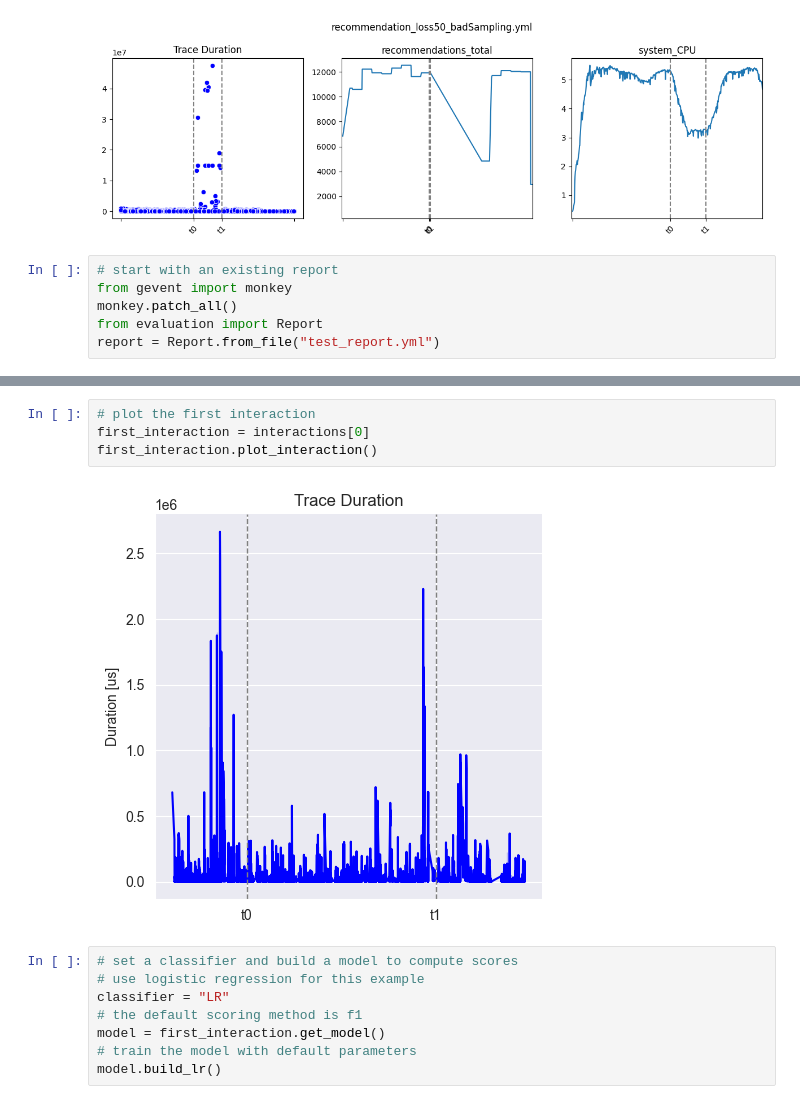
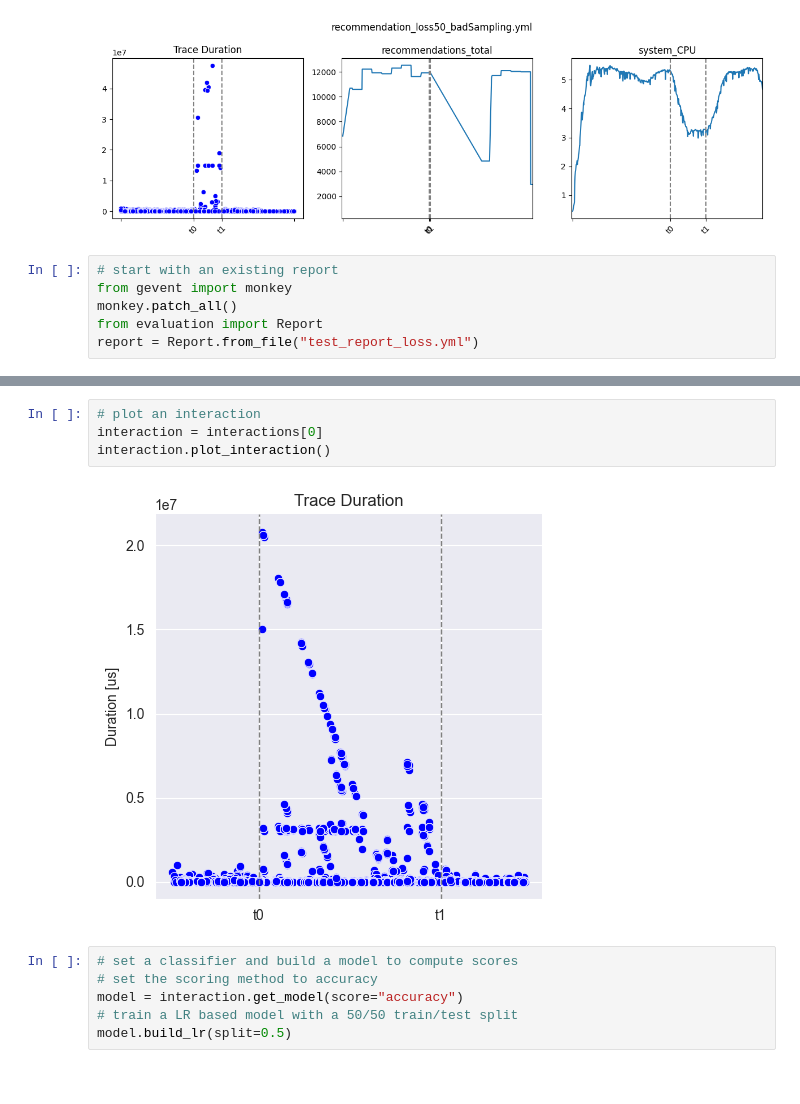
Before and after one commit to borissedlak/oxn, a Jupyter notebook: Plots.ipynb, the cells around one changed output, grey strips where cells are left out. Saved outputs shown, nothing was run; the diff lists cells and outputs as text.

```diff
--- a/Plots.ipynb
+++ b/Plots.ipynb
@@ -112,7 +112,7 @@ for name,keys in experiments.items():
 from gevent import monkey
 monkey.patch_all()
 from evaluation import Report
-report = Report.from_file("test_report.yml")
+report = Report.from_file("test_report_loss.yml")
 # %%
 # list all interactions
 interactions = report.interactions
@@ -132,18 +124,16 @@ interactions
  Interaction(treatment=MetricsExportIntervalTreatment, response=MetricResponseVariable)]
 # %%
-# plot the first interaction
-first_interaction = interactions[0]
-first_interaction.plot_interaction()
+# plot an interaction
+interaction = interactions[0]
+interaction.plot_interaction()
 # %% [output]
-[figure, old version]
+[figure, new version]
 # %%
 # set a classifier and build a model to compute scores
-# use logistic regression for this example
-classifier = "LR"
-# the default scoring method is f1
-model = first_interaction.get_model()
-# train the model with default parameters
-model.build_lr()
+# set the scoring method to accuracy
+model = interaction.get_model(score="accuracy")
+# train a LR based model with a 50/50 train/test split
+model.build_lr(split=0.5)
 # %%
 # return the visibility score for a specific interaction model
 model.visibility_score()
```
Also changed, not shown: parts of 7 cells of this notebook, 1 other file.
